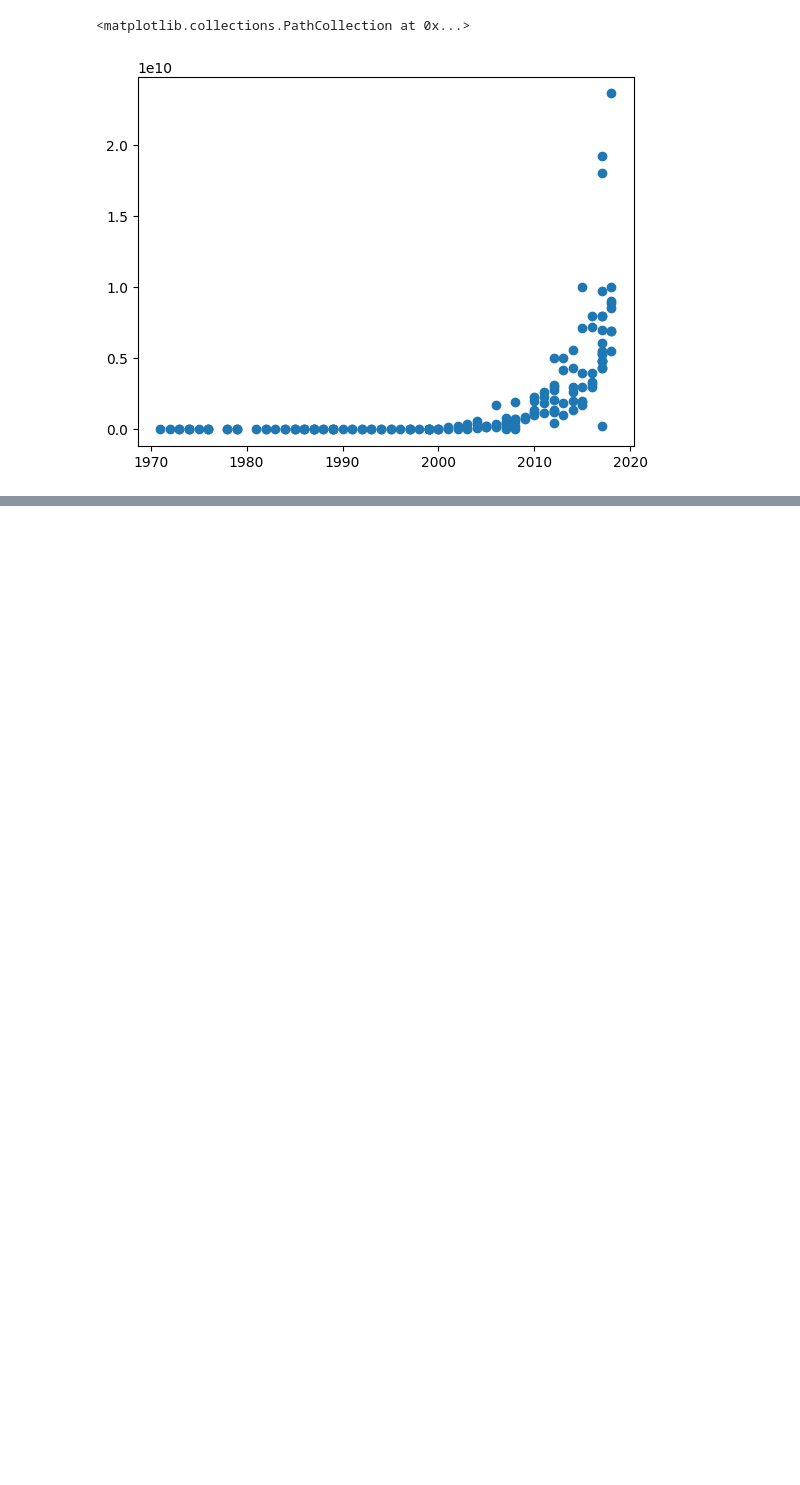
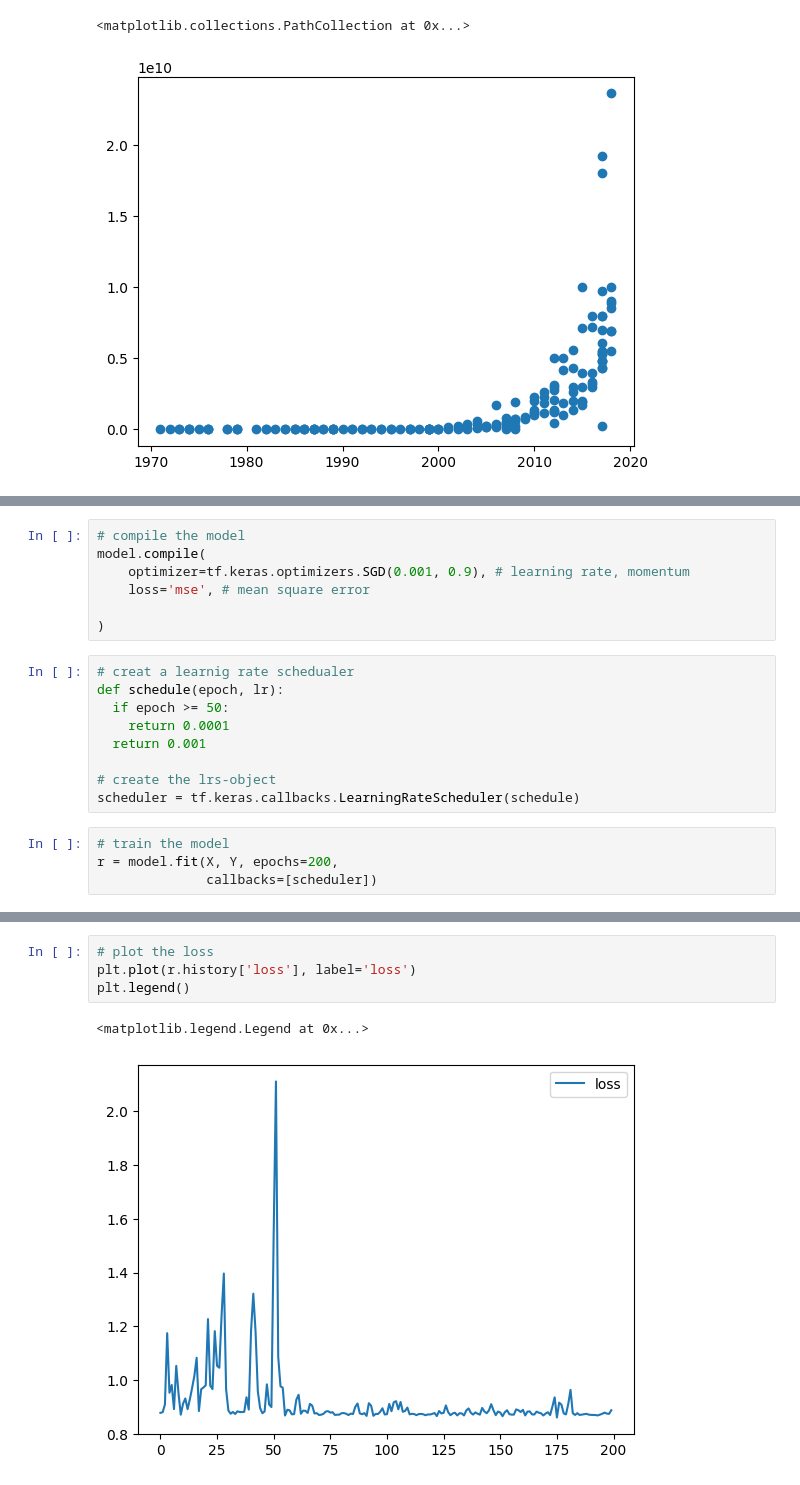
Before and after one commit to JonasHagstrom79/Advanced_Computer_Vision, a Jupyter notebook: 02_Linear_regression.ipynb, the cells around one changed output, grey strips where cells are left out. Saved outputs shown, nothing was run; the diff lists cells and outputs as text; blank space fills up the shorter version.

```diff
--- a/02_Linear_regression.ipynb
+++ b/02_Linear_regression.ipynb
@@ -54,0 +71,20 @@ plt.scatter(X, Y)
+# %%
+# compile the model
+model.compile(
+    optimizer=tf.keras.optimizers.SGD(0.001, 0.9), # learning rate, momentum
+    loss='mse', # mean square error
+
+)
+# %%
+# creat a learnig rate schedualer
+def schedule(epoch, lr):
+  if epoch >= 50:
+    return 0.0001
+  return 0.001
+
+# create the lrs-object
+scheduler = tf.keras.callbacks.LearningRateScheduler(schedule)
+# %%
+# train the model
+r = model.fit(X, Y, epochs=200,
+              callbacks=[scheduler])
@@ -54,0 +109,7 @@ plt.scatter(X, Y)
+# %%
+# plot the loss
+plt.plot(r.history['loss'], label='loss')
+plt.legend()
+# %% [output]
+<matplotlib.legend.Legend at 0x...>
+[figure, added]
```
Also changed, not shown: parts of 9 cells of this notebook.
